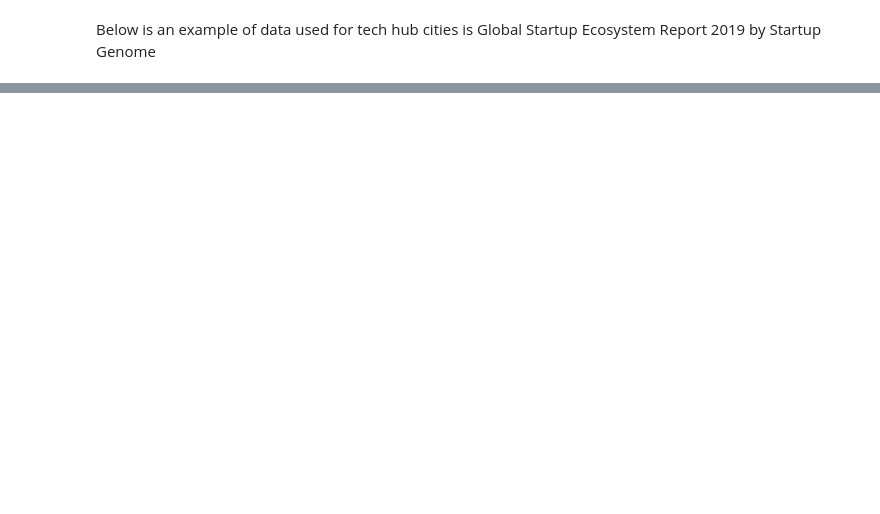
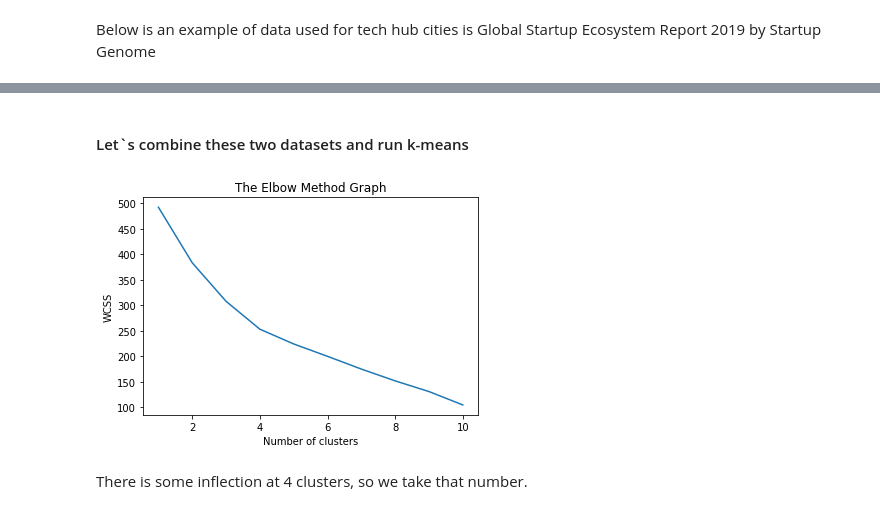
Before and after one commit to estoilkov/Coursera_Capstone, a Jupyter notebook: Capstone_Coursera_Final_Assignment.ipynb, the cells around one changed output, grey strips where cells are left out. Cells and saved outputs as stored; diff of their text form; code cells hidden in the pictures; blank space fills up the shorter version.

```diff
--- a/Capstone_Coursera_Final_Assignment.ipynb
+++ b/Capstone_Coursera_Final_Assignment.ipynb
@@ -46,0 +646,6 @@ Global Startup Ecosystem Report 2019 by Startup Genome </p>
+# %%
+kmeans = KMeans(n_clusters=4, init ='k-means++', max_iter=300, n_init=10,random_state=0 )
+city_labels_2 = kmeans.fit_predict(X_2)
+
+km_2 = pd.DataFrame([(i,j) for (i,j) in zip(cities_large.city, city_labels_2)], columns=['city', 'labels_2'])
+km_2
@@ -46,0 +692,35 @@ Global Startup Ecosystem Report 2019 by Startup Genome </p>
+# %% [markdown]
+#### Let`s combine these two datasets and run k-means
+# %%
+from sklearn.cluster import KMeans
+import matplotlib.pyplot as plt
+
+X_3 = cities_large[['foborn', 'anpopgrowth', 'share500',
+       'povrate', 'masstransit', 'higher_educ', 'fo_tourists', 'dom_tourists',
+       'inf_mortality', 'life_exp_m', 'life_exp_f', 'physicians',
+       'anti_smoking', 'air_quality', 'retrofitted_city_vehic', 'bike_share',
+       'Wholesale', 'Real Estate & Rental & Leasing', 'Wholesale/Retail Trade',
+       'Business Services', 'Professional Services', 'Manufacturing',
+       'Services', 'Financial Operations', 'Finance, Rental & Leasing',
+       'Research and Advising', 'Trading and Logistics/Finances',
+       'Finance and Insurance', 'Wholesale & Retail',
+       'Professional, Scientific and Technical Services','ranking','change','performance','funding','marketReach','connectedness','talent','experience','k0wledge',
+ 'growthIndex']]
+
+wcss=[]
+#we will compute the within cluster sum of squares and #appended to our wcss list.
+for i in range(1,11):
+    kmeans = KMeans(n_clusters=i, init ='k-means++', max_iter=300,  n_init=10,random_state=0 )
+    kmeans.fit(X_3)
+    wcss.append(kmeans.inertia_)
+
+    #4.Plot the elbow graph
+plt.plot(range(1,11),wcss)
+plt.title('The Elbow Method Graph')
+plt.xlabel('Number of clusters')
+plt.ylabel('WCSS')
+plt.show()
+# %% [output]
+[figure, added]
+# %% [markdown]
+There is some inflection at 4 clusters, so we take that number.
```
Also changed, not shown: parts of 100 cells of this notebook.
